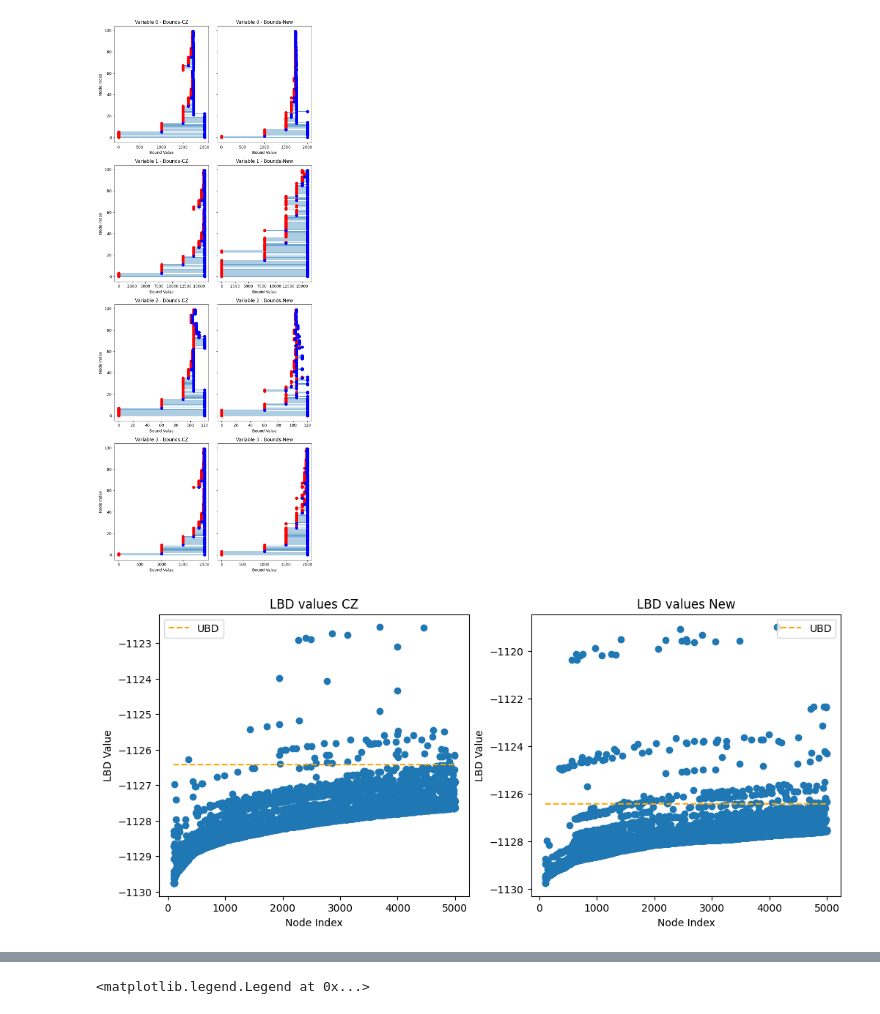
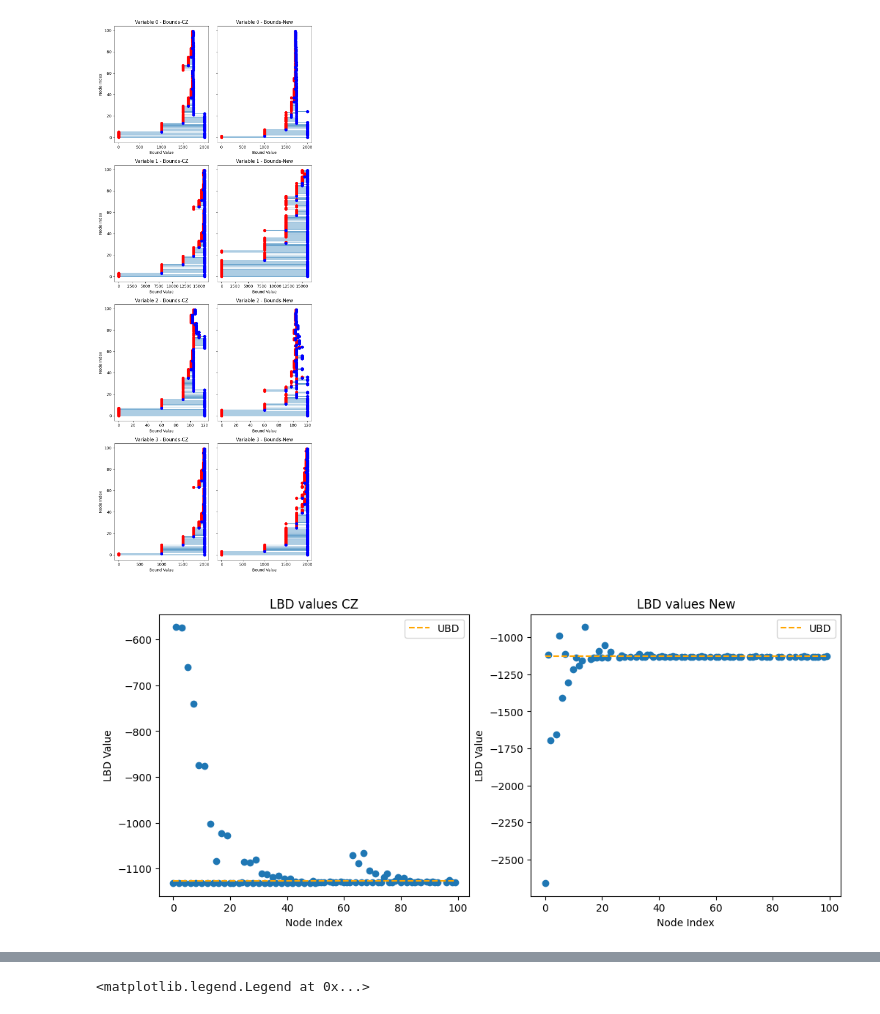
Before and after one commit to yship1002/CrappySolver, a Jupyter notebook: analysis.ipynb, the cells around one changed output, grey strips where cells are left out. Saved outputs shown, nothing was run; the diff lists cells and outputs as text; code cells hidden in the pictures.

```diff
--- a/analysis.ipynb
+++ b/analysis.ipynb
@@ -51,23 +44,23 @@ plot_Bounds(crappy_data["outsideAlgo"]["first_stage_IX_record"][:100], fuzzy_dat
 # %%
 def plot_LBD_values(crappy_data,fuzzy_data,start,end):
     plt.figure(figsize=(12, 5))
     plt.subplot(1, 2, 1)
     plt.scatter(range(start,end), crappy_data["outsideAlgo"]["LBD_values_records"][start:end])
     plt.plot(range(start,end), -1126.42*np.ones(len(crappy_data["outsideAlgo"]["LBD_values_records"][start:end])),label="UBD",linestyle='dashed',c='orange')
     plt.xlabel('Node Index')
     plt.ylabel('LBD Value')
     plt.legend()
     plt.title('LBD values CZ')
     plt.subplot(1,2,2)
     plt.scatter(range(start,end), fuzzy_data["outsideAlgo"]["LBD_values_records"][start:end])
     plt.plot(range(start,end), -1126.42*np.ones(len(fuzzy_data["outsideAlgo"]["LBD_values_records"][start:end])),label="UBD",linestyle='dashed',c="orange")
     plt.xlabel('Node Index')
     plt.ylabel('LBD Value')
     plt.title('LBD values New')
     plt.legend()
-plot_LBD_values(crappy_data,fuzzy_data,100,5000)
+plot_LBD_values(crappy_data,fuzzy_data,0,100)
 # %% [output]
-[figure, old version]
+[figure, new version]
 # %%
 plt.figure(figsize=(12, 5))
 
```
Also changed, not shown: parts of 2 cells of this notebook, 1 other file.
